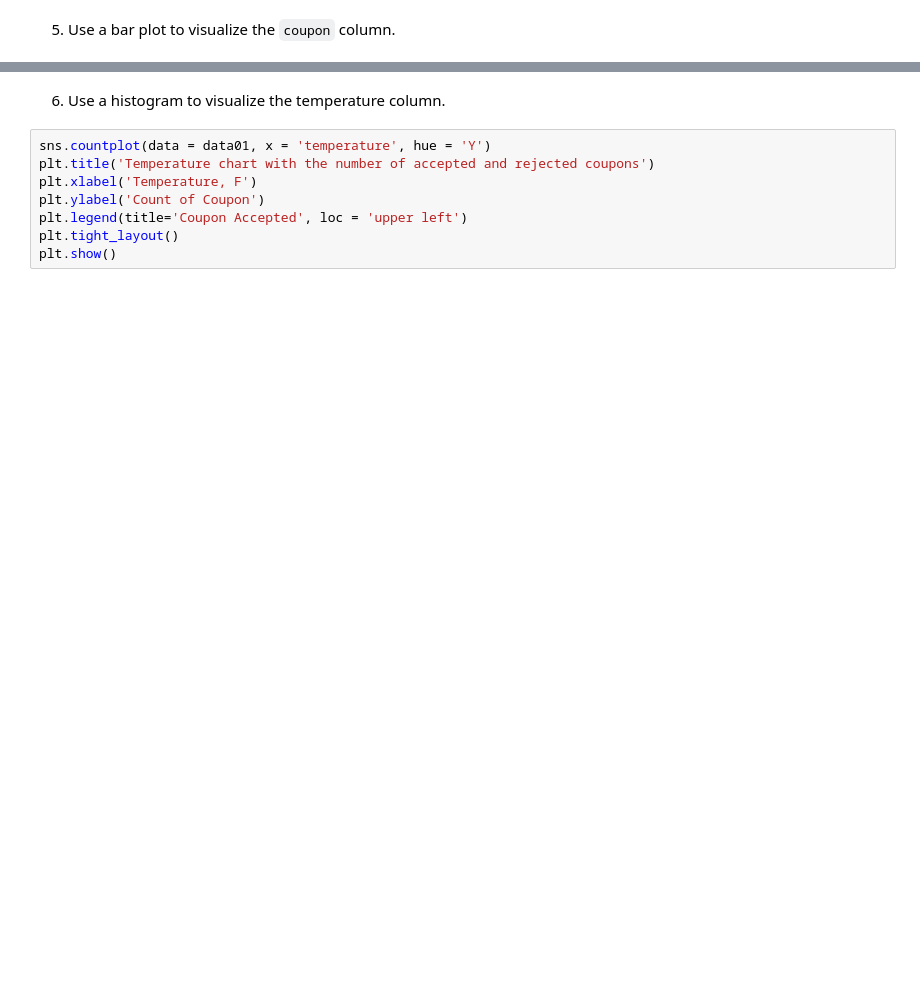
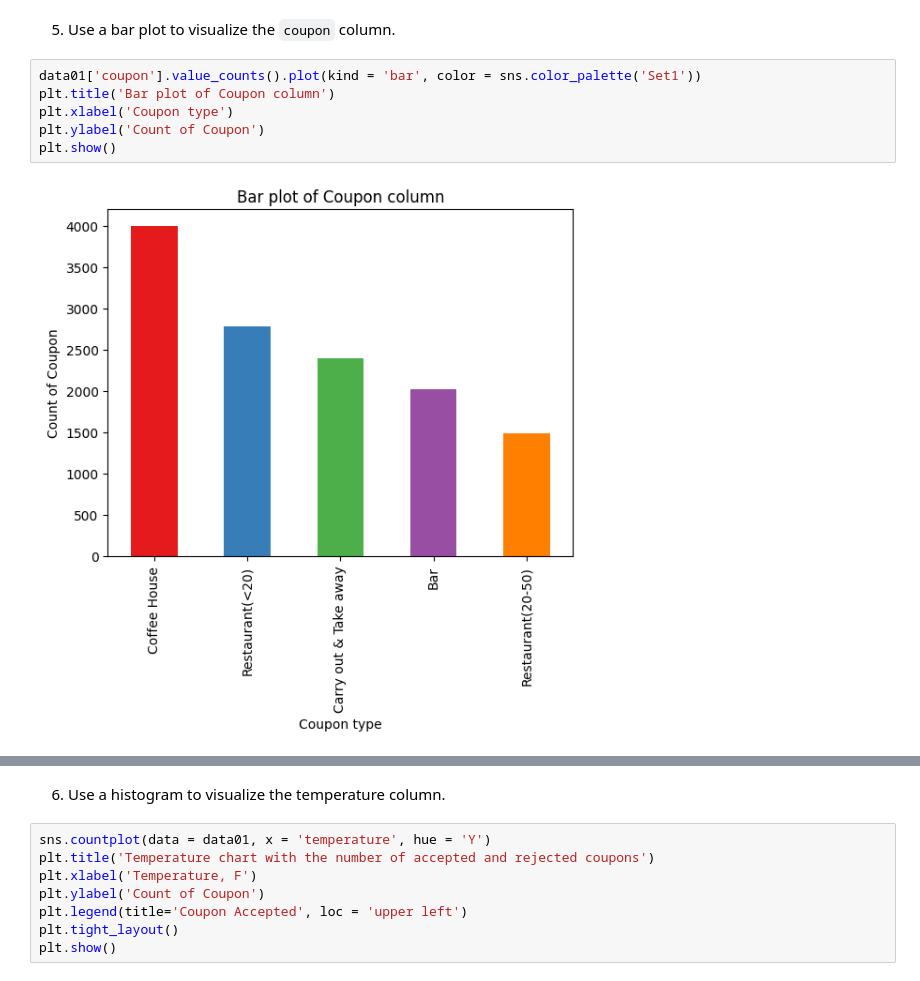
Before and after one commit to Timofey-E/Emeritus, a Jupyter notebook: Assigment_5_1/project5_1.ipynb, the cells around one changed output, grey strips where cells are left out. Cells and saved outputs as stored; diff of their text form; blank space fills up the shorter version.

```diff
--- a/Assigment_5_1/project5_1.ipynb
+++ b/Assigment_5_1/project5_1.ipynb
@@ -234,3 +237,11 @@ plt.axis('equal')
 [figure]
 # %% [markdown]
 5. Use a bar plot to visualize the `coupon` column.
+# %%
+data01['coupon'].value_counts().plot(kind = 'bar', color = sns.color_palette('Set1'))
+plt.title('Bar plot of Coupon column')
+plt.xlabel('Coupon type')
+plt.ylabel('Count of Coupon')
+plt.show()
+# %% [output]
+[figure, added]
```
Also changed, not shown: parts of 30 cells of this notebook.
